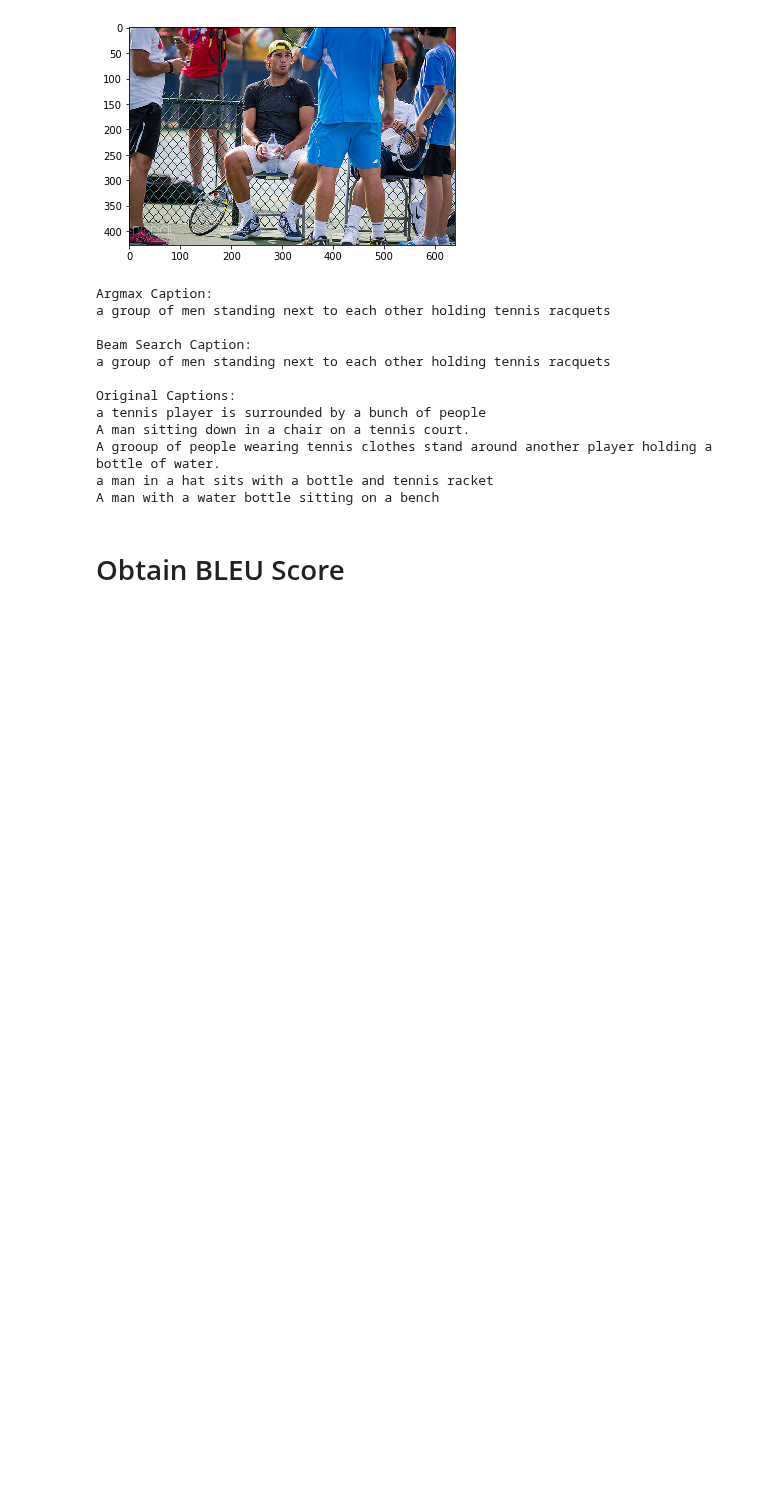
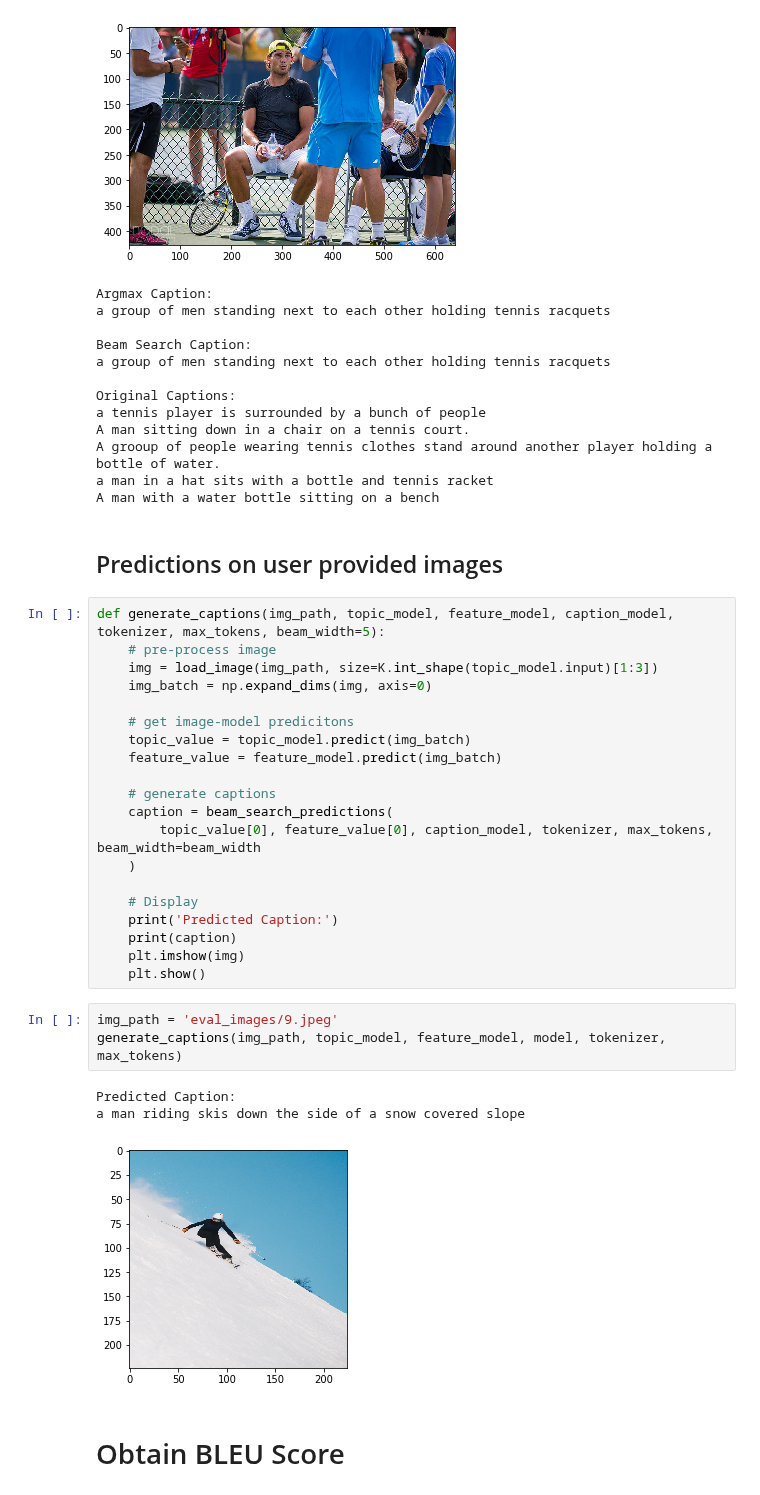
Before and after one commit to shan18/Topic-Based-Image-Captioning, a Jupyter notebook: image_captioning.ipynb, the cells around one changed output. Saved outputs shown, nothing was run; the diff lists cells and outputs as text; blank space fills up the shorter version.

Commit message:
add function to generate captions for a user provided image

```diff
--- a/image_captioning.ipynb
+++ b/image_captioning.ipynb
@@ -827,6 +829,35 @@ A man sitting down in a chair on a tennis court.
 A grooup of people wearing tennis clothes stand around another player holding a bottle of water.
 a man in a hat sits with a bottle and tennis racket
 A man with a water bottle sitting on a bench
+# %% [markdown]
+## Predictions on user provided images
+# %%
+def generate_captions(img_path, topic_model, feature_model, caption_model, tokenizer, max_tokens, beam_width=5):
+    # pre-process image
+    img = load_image(img_path, size=K.int_shape(topic_model.input)[1:3])
+    img_batch = np.expand_dims(img, axis=0)
+
+    # get image-model predicitons
+    topic_value = topic_model.predict(img_batch)
+    feature_value = feature_model.predict(img_batch)
+
+    # generate captions
+    caption = beam_search_predictions(
+        topic_value[0], feature_value[0], caption_model, tokenizer, max_tokens, beam_width=beam_width
+    )
+
+    # Display
+    print('Predicted Caption:')
+    print(caption)
+    plt.imshow(img)
+    plt.show()
+# %%
+img_path = 'eval_images/9.jpeg'
+generate_captions(img_path, topic_model, feature_model, model, tokenizer, max_tokens)
+# %% [output]
+Predicted Caption:
+a man riding skis down the side of a snow covered slope
+[figure, added]
 # %% [markdown]
 # Obtain BLEU Score
 # %%
```
Also changed, not shown: parts of 2 cells of this notebook, 1 other file.
